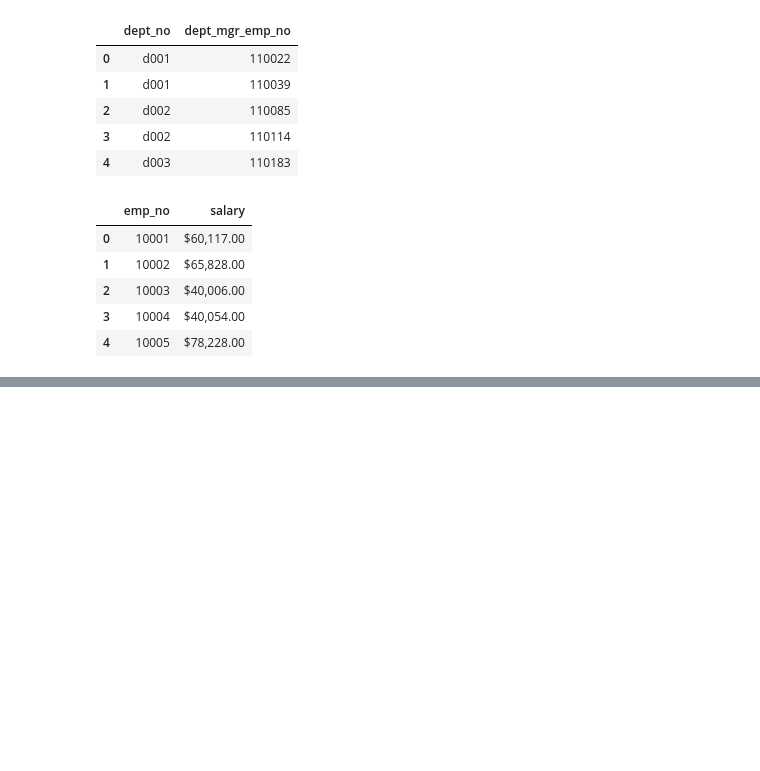
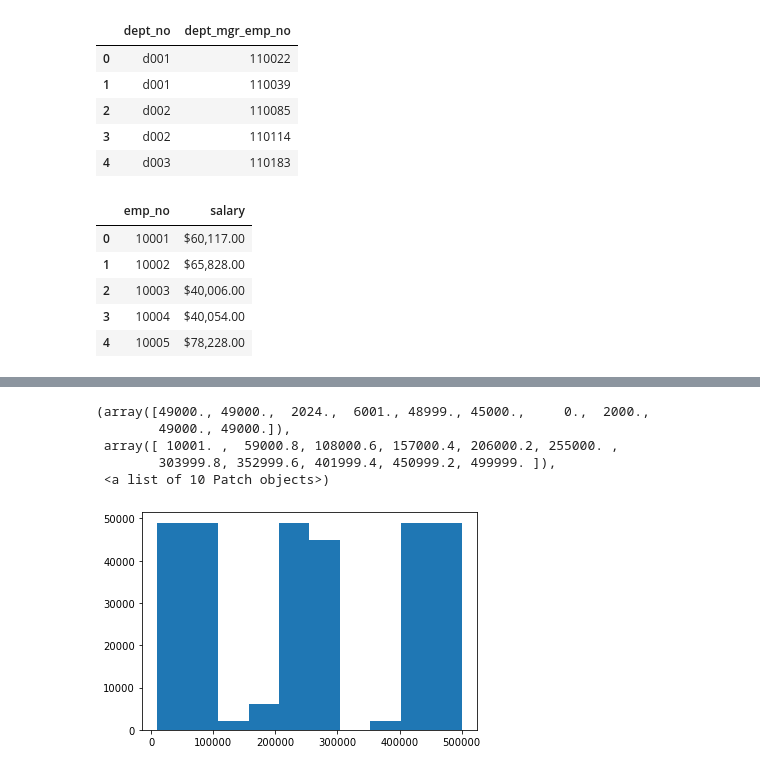
Before and after one commit to mnolker/SQL-challenge, a Jupyter notebook: EmployeeSQL/EmployeeSQL_Bonus.ipynb, the cells around one changed output, grey strips where cells are left out. Cells and saved outputs as stored; diff of their text form; code cells hidden in the pictures; blank space fills up the shorter version.

```diff
--- a/EmployeeSQL/EmployeeSQL_Bonus.ipynb
+++ b/EmployeeSQL/EmployeeSQL_Bonus.ipynb
@@ -95,0 +177,10 @@ title_df.head()
+# %%
+counts, bins = np.histogram(employee_salaries_title_merge_df['emp_no'])
+plt.hist(bins[:-1], bins, weights=counts)
+# %% [output]
+(array([49000., 49000.,  2024.,  6001., 48999., 45000.,     0.,  2000.,
+        49000., 49000.]),
+ array([ 10001. ,  59000.8, 108000.6, 157000.4, 206000.2, 255000. ,
+        303999.8, 352999.6, 401999.4, 450999.2, 499999. ]),
+ <a list of 10 Patch objects>)
+[figure, added]
```
Also changed, not shown: parts of 10 cells of this notebook, 1 other file.
